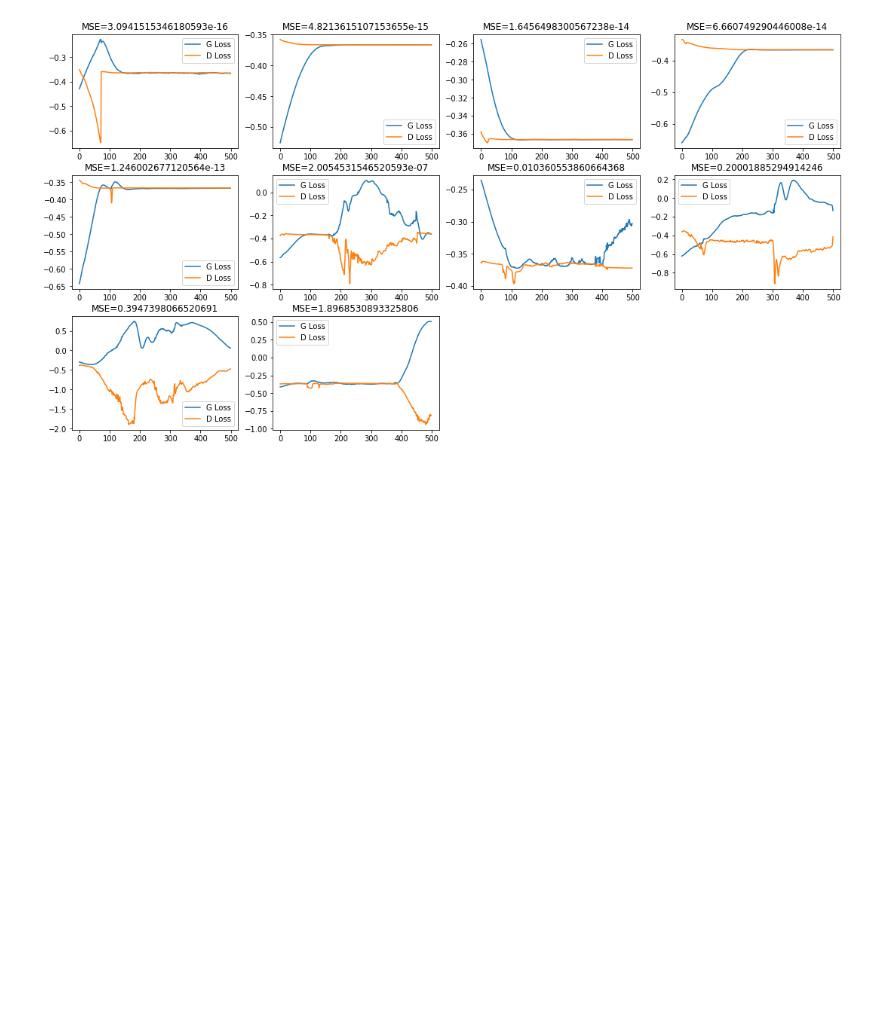
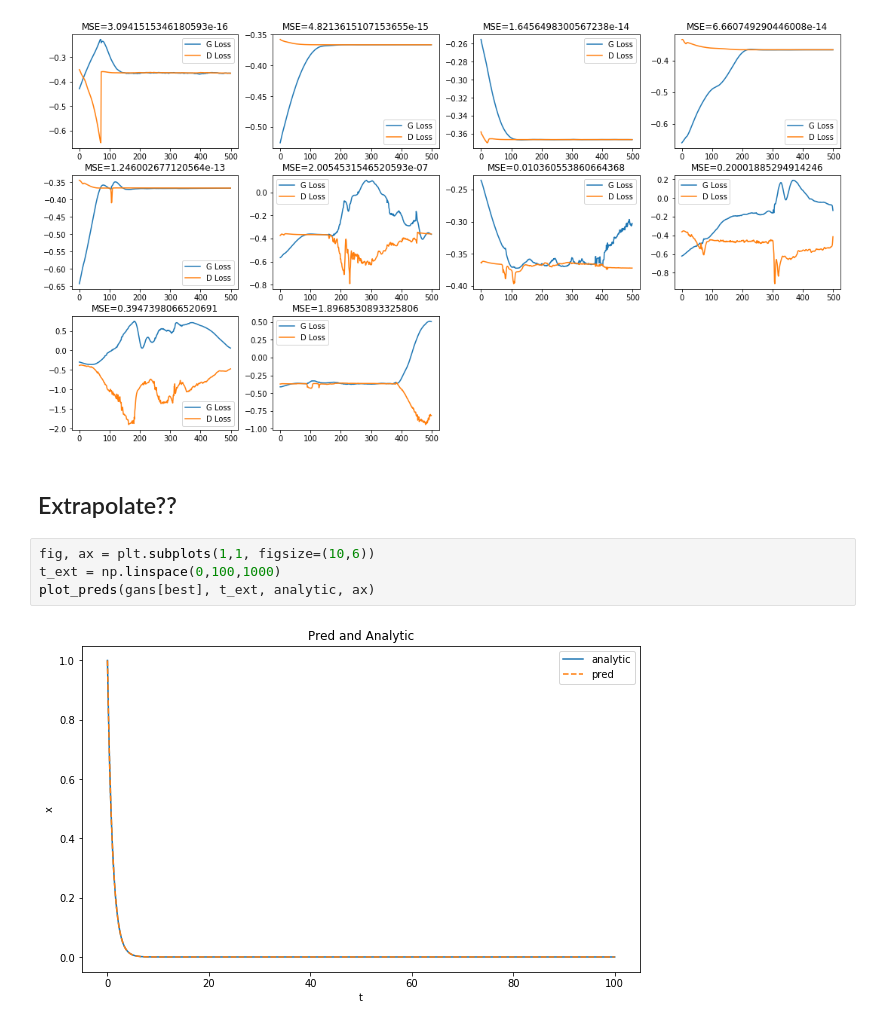
Before and after one commit to dylanrandle/denn, a Jupyter notebook: GAN.ipynb, the cells around one changed output. Drawn from its saved outputs; the diff is of its cells as text; blank space fills up the shorter version.

```diff
--- a/GAN.ipynb
+++ b/GAN.ipynb
@@ -414,3 +454,11 @@ for i, a_ in enumerate(ax):
         a_.set_ylabel('')
 # %% [output]
 [figure]
+# %% [markdown]
+## Extrapolate??
+# %%
+fig, ax = plt.subplots(1,1, figsize=(10,6))
+t_ext = np.linspace(0,100,1000)
+plot_preds(gans[best], t_ext, analytic, ax)
+# %% [output]
+[figure, added]
```
Also changed, not shown: parts of 19 cells of this notebook, 1 other file.
